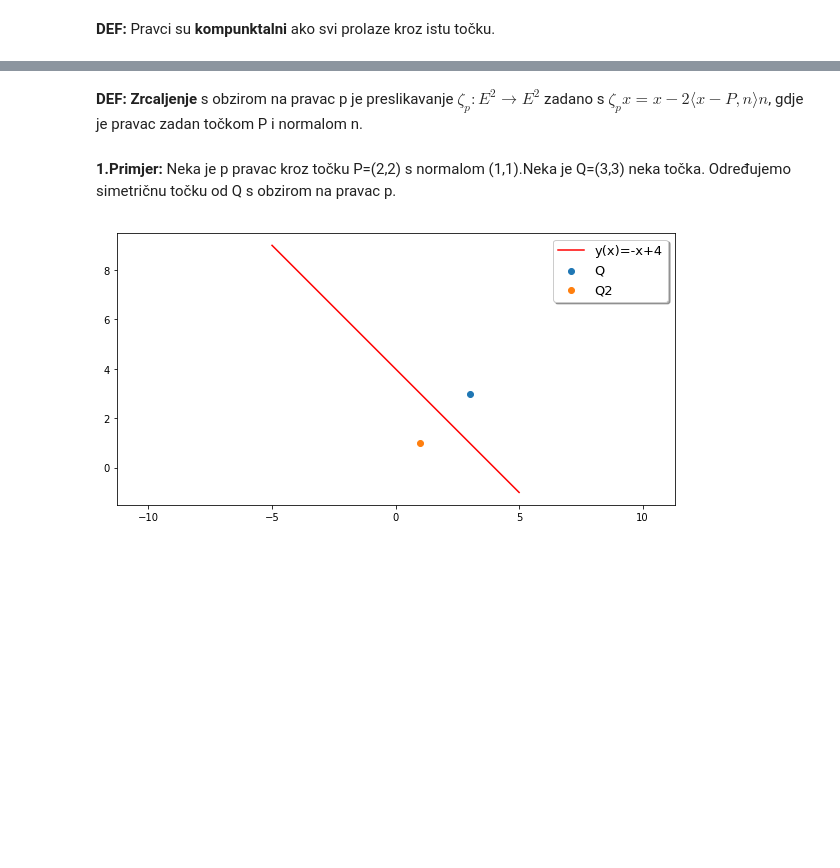
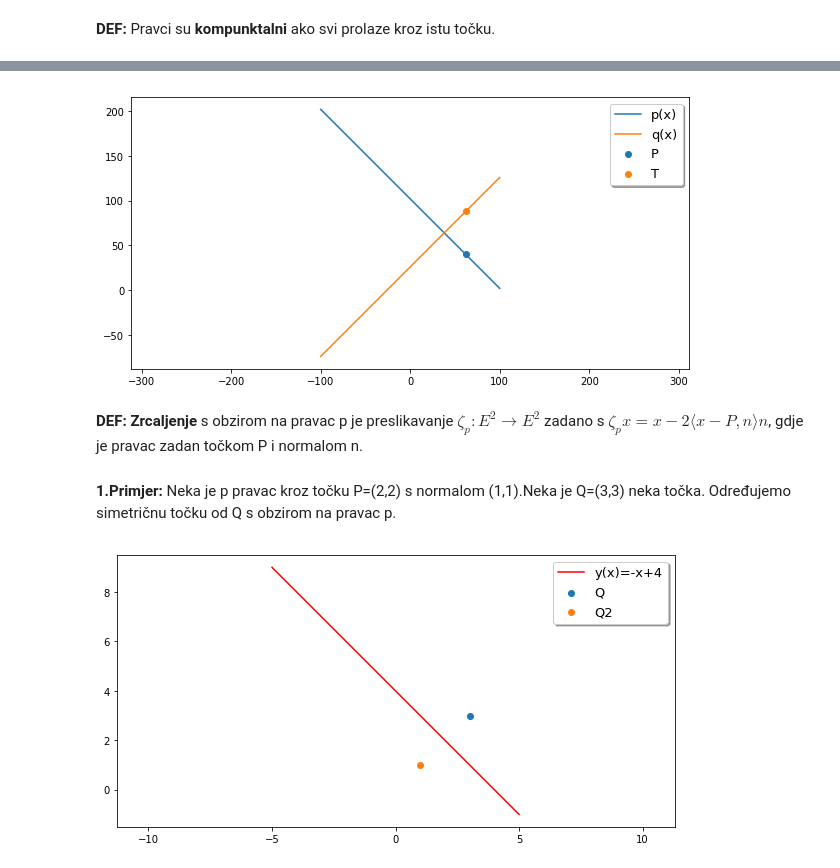
Before and after one commit to Tatjana-pmf/matematicki_-softver_dz, a Jupyter notebook: 1.dz.matsoft.ipynb, the cells around one changed output, grey strips where cells are left out. Drawn from its saved outputs; the diff is of its cells as text; code cells hidden in the pictures; blank space fills up the shorter version.

```diff
--- a/1.dz.matsoft.ipynb
+++ b/1.dz.matsoft.ipynb
@@ -112,3 +138,33 @@ Text(0.5,1,'Kompunktalni pravci')
+# %%
+#Pravac y(x) = ax + b,određen koeficjentima a i b
+def line(a, b):
+    def y(x):
+        return a * x + b
+    return y
+#Pravac y(x) = ax + b,određen vektorom normale i točkom
+def line1(P, n):
+    return line(-n.x / n.y, P.y + n.x / n.y * P.x)
+#okomiti vektor
+def perped(n):
+    return Point(-n.y/n.x, 1)
+P = random_point()
+n = Point(1,1)
+v = perped(n)
+T = random_point()
+p = line1(P, n)
+q = line1(T, v)
+x = np.linspace(-100,100)
+fig = plt.figure(figsize=(10,5))
+ax = fig.add_subplot(111)
+ax.plot(x, p(x), label='p(x)')
+ax.plot(x, q(x), label='q(x)')
+ax.scatter(P.x, P.y, label='P')
+ax.scatter(T.x, T.y, label='T')
+ax.legend(loc='best', fontsize=13, shadow=True)
+plt.axis('equal')
+plt.show()
+# %% [output]
+[figure, added]
 # %% [markdown]
 **DEF:** **Zrcaljenje** s obzirom na pravac p je preslikavanje  $\zeta_p:E^2\to E^2$ zadano s $\zeta_px=x-2\langle x-P,n\rangle n$, gdje je pravac zadan točkom P i normalom n.
 # %% [markdown]
```
Also changed, not shown: parts of 33 cells of this notebook, 1 other file.
